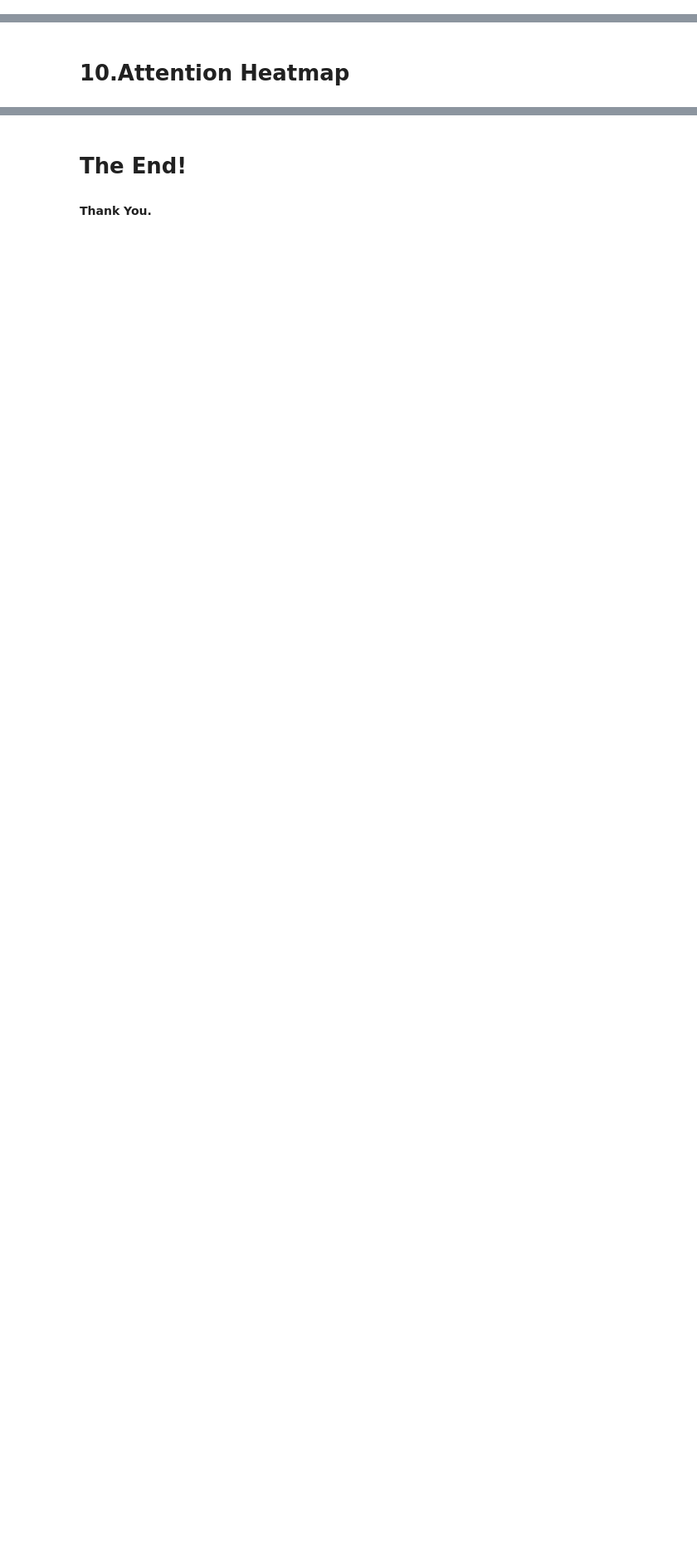
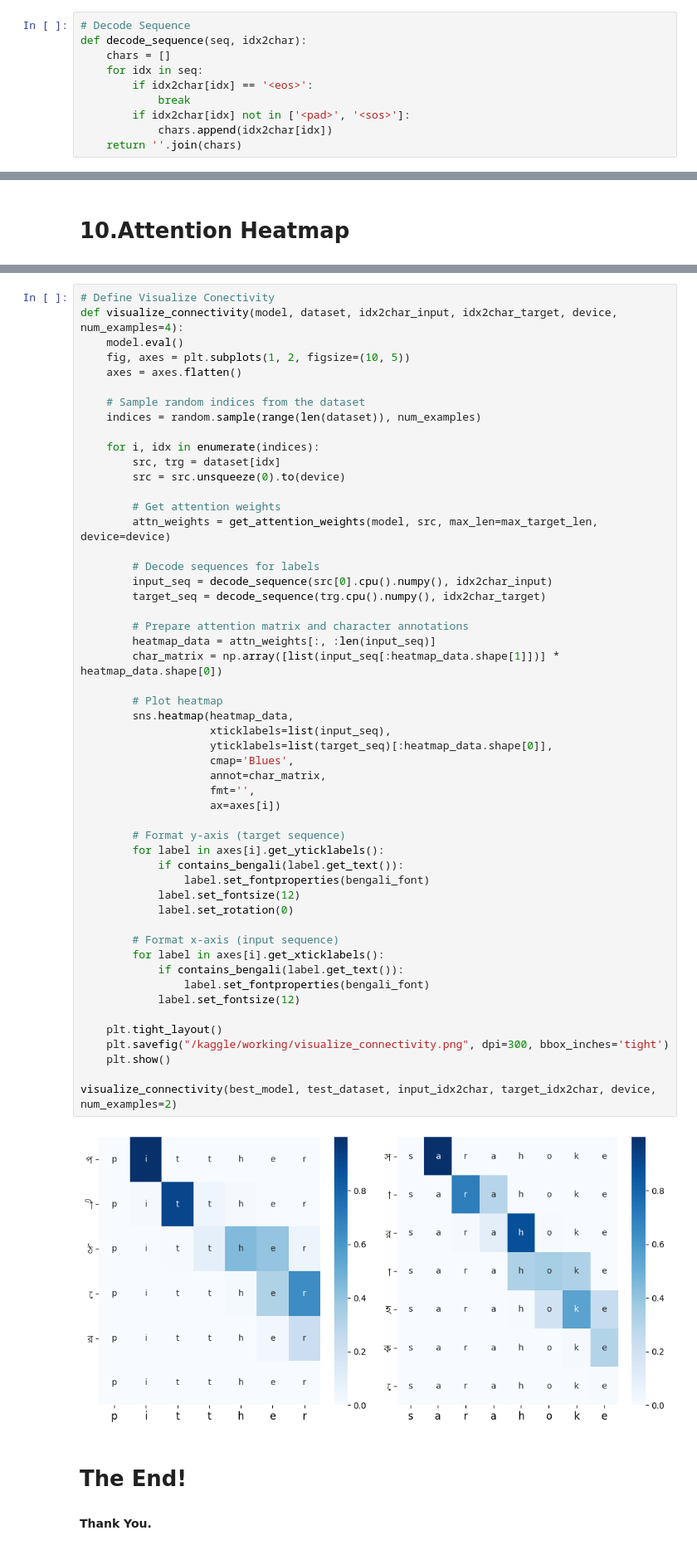
Before and after one commit to dassrikrishna/da6401_assignment3, a Jupyter notebook: da6401-assignment3-attention.ipynb, the cells around one changed output, grey strips where cells are left out. Shown: that part at 83% size. Saved outputs shown, nothing was run; the diff lists cells and outputs as text; blank space fills up the shorter version.

```diff
--- a/da6401-assignment3-attention.ipynb
+++ b/da6401-assignment3-attention.ipynb
@@ -494,5 +498,15 @@ Test Accuracy (exact sequence match): 0.3804
 # %% [markdown]
 ### Display the prediction and save to csv file
+# %%
+# Decode Sequence
+def decode_sequence(seq, idx2char):
+    chars = []
+    for idx in seq:
+        if idx2char[idx] == '<eos>':
+            break
+        if idx2char[idx] not in ['<pad>', '<sos>']:
+            chars.append(idx2char[idx])
+    return ''.join(chars)
 # %%
 # Decode Sequence
 def decode_sequence(seq, idx2char):
@@ -603,3 +606,57 @@ plt.show()
+# %%
+# Define Visualize Conectivity
+def visualize_connectivity(model, dataset, idx2char_input, idx2char_target, device, num_examples=4):
+    model.eval()
+    fig, axes = plt.subplots(1, 2, figsize=(10, 5))
+    axes = axes.flatten()
+
+    # Sample random indices from the dataset
+    indices = random.sample(range(len(dataset)), num_examples)
+
+    for i, idx in enumerate(indices):
+        src, trg = dataset[idx]
+        src = src.unsqueeze(0).to(device)
+
+        # Get attention weights
+        attn_weights = get_attention_weights(model, src, max_len=max_target_len, device=device)
+
+        # Decode sequences for labels
+        input_seq = decode_sequence(src[0].cpu().numpy(), idx2char_input)
+        target_seq = decode_sequence(trg.cpu().numpy(), idx2char_target)
+
+        # Prepare attention matrix and character annotations
+        heatmap_data = attn_weights[:, :len(input_seq)]
+        char_matrix = np.array([list(input_seq[:heatmap_data.shape[1]])] * heatmap_data.shape[0])
+
+        # Plot heatmap
+        sns.heatmap(heatmap_data,
+                    xticklabels=list(input_seq),
+                    yticklabels=list(target_seq)[:heatmap_data.shape[0]],
+                    cmap='Blues',
+                    annot=char_matrix,
+                    fmt='',
+                    ax=axes[i])
+
+        # Format y-axis (target sequence)
+        for label in axes[i].get_yticklabels():
+            if contains_bengali(label.get_text()):
+                label.set_fontproperties(bengali_font)
+            label.set_fontsize(12)
+            label.set_rotation(0)
+
+        # Format x-axis (input sequence)
+        for label in axes[i].get_xticklabels():
+            if contains_bengali(label.get_text()):
+                label.set_fontproperties(bengali_font)
+            label.set_fontsize(12)
+
+    plt.tight_layout()
+    plt.savefig("/kaggle/working/visualize_connectivity.png", dpi=300, bbox_inches='tight')
+    plt.show()
+
+visualize_connectivity(best_model, test_dataset, input_idx2char, target_idx2char, device, num_examples=2)
+# %% [output]
+[figure, added]
 # %% [markdown]
 # The End!
 #### Thank You.
```
Also changed, not shown: parts of 8 cells of this notebook.
